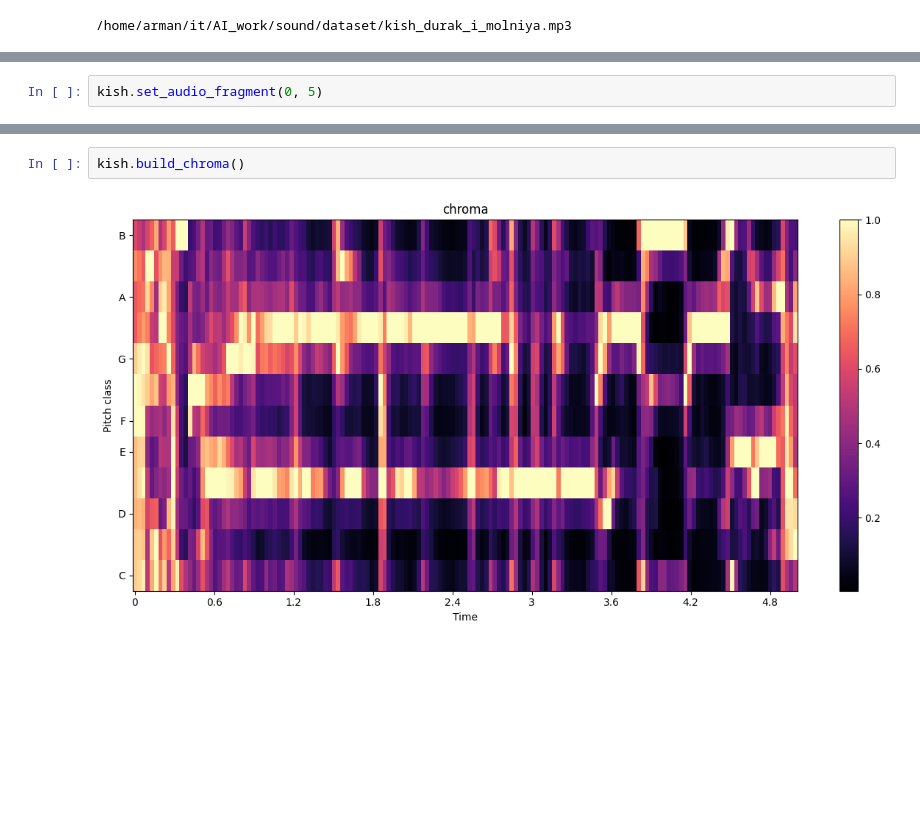
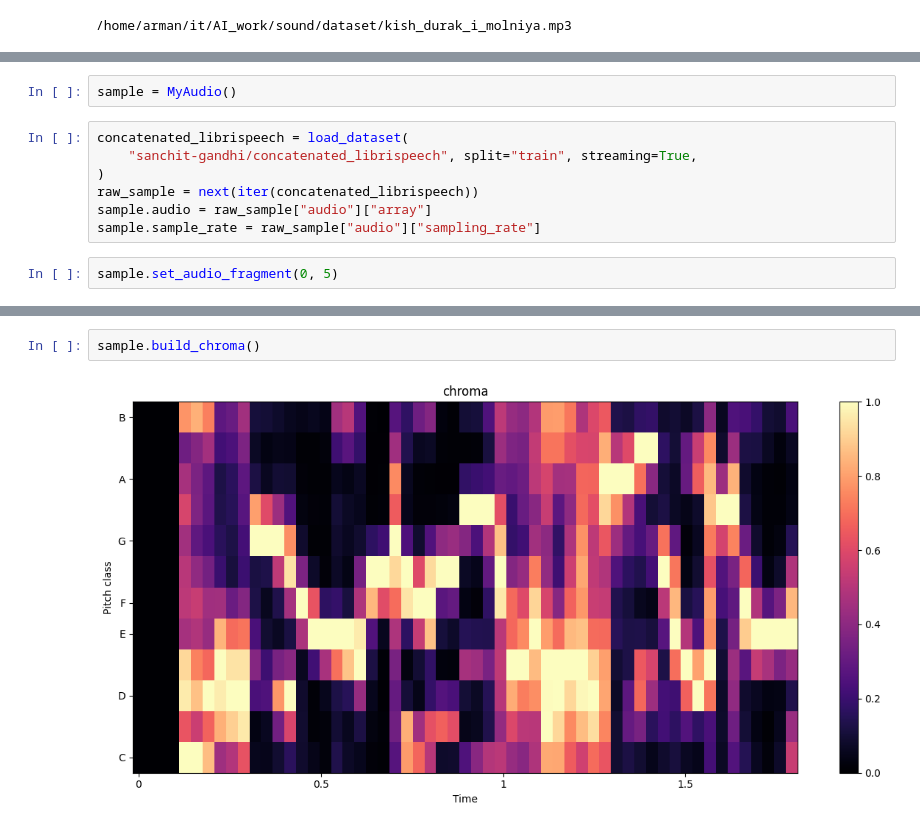
Before and after one commit to matv864/AI_work, a Jupyter notebook: sound/lab1.ipynb, the cells around one changed output, grey strips where cells are left out. Drawn from its saved outputs; the diff is of its cells as text; blank space fills up the shorter version.

```diff
--- a/sound/lab1.ipynb
+++ b/sound/lab1.ipynb
@@ -18,3 +17,12 @@ kish.load_audio(AUDIO_PATH)
+# %%
+sample = MyAudio()
+# %%
+concatenated_librispeech = load_dataset(
+    "sanchit-gandhi/concatenated_librispeech", split="train", streaming=True,
+)
+raw_sample = next(iter(concatenated_librispeech))
+sample.audio = raw_sample["audio"]["array"]
+sample.sample_rate = raw_sample["audio"]["sampling_rate"]
 # %%
-kish.set_audio_fragment(0, 5)
+sample.set_audio_fragment(0, 5)
 # %%
@@ -51,5 +67,5 @@ kish.build_mfcc()
 # %%
-kish.build_chroma()
+sample.build_chroma()
 # %% [output]
-[figure, old version]
+[figure, new version]
 # %%
```
Also changed, not shown: parts of 12 cells of this notebook, 2 other files.
